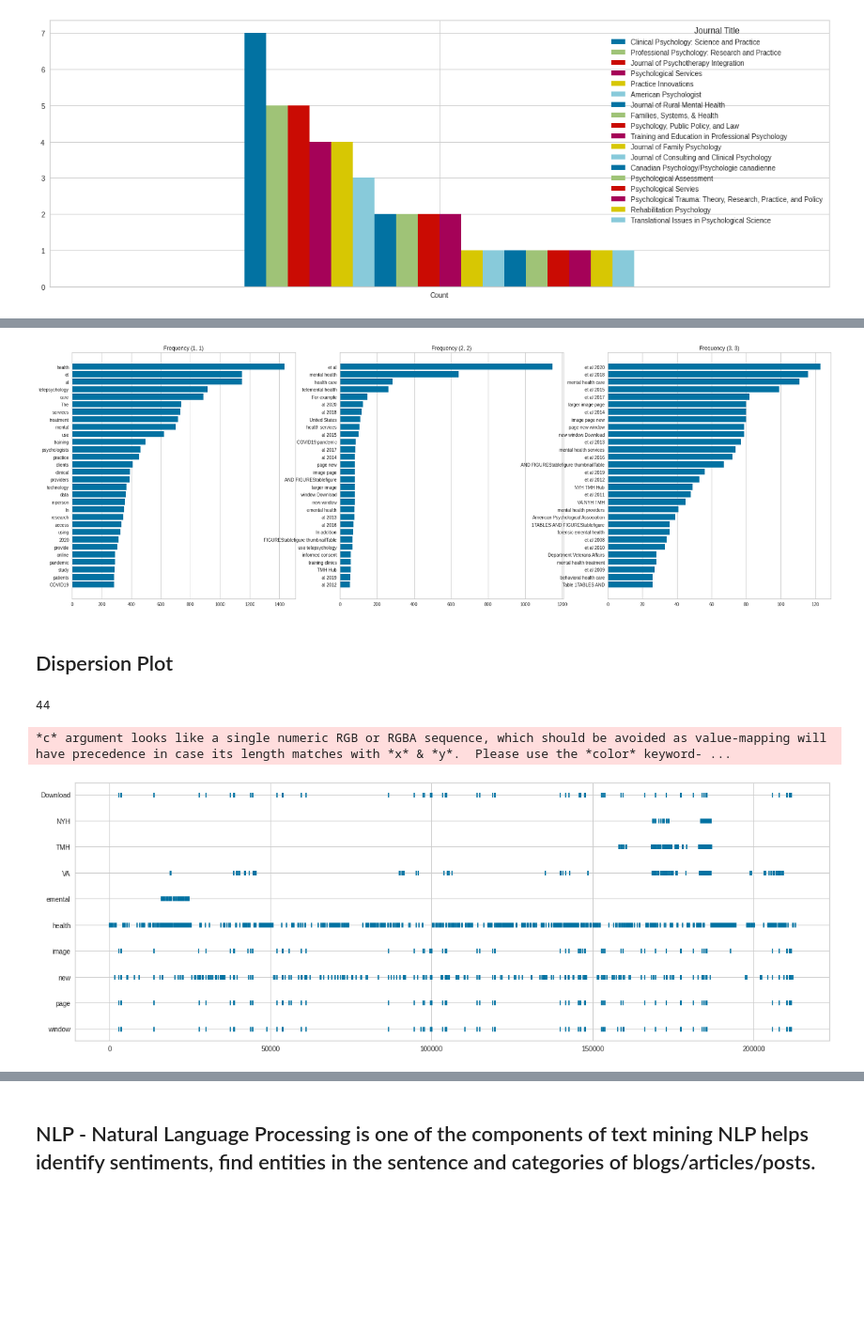
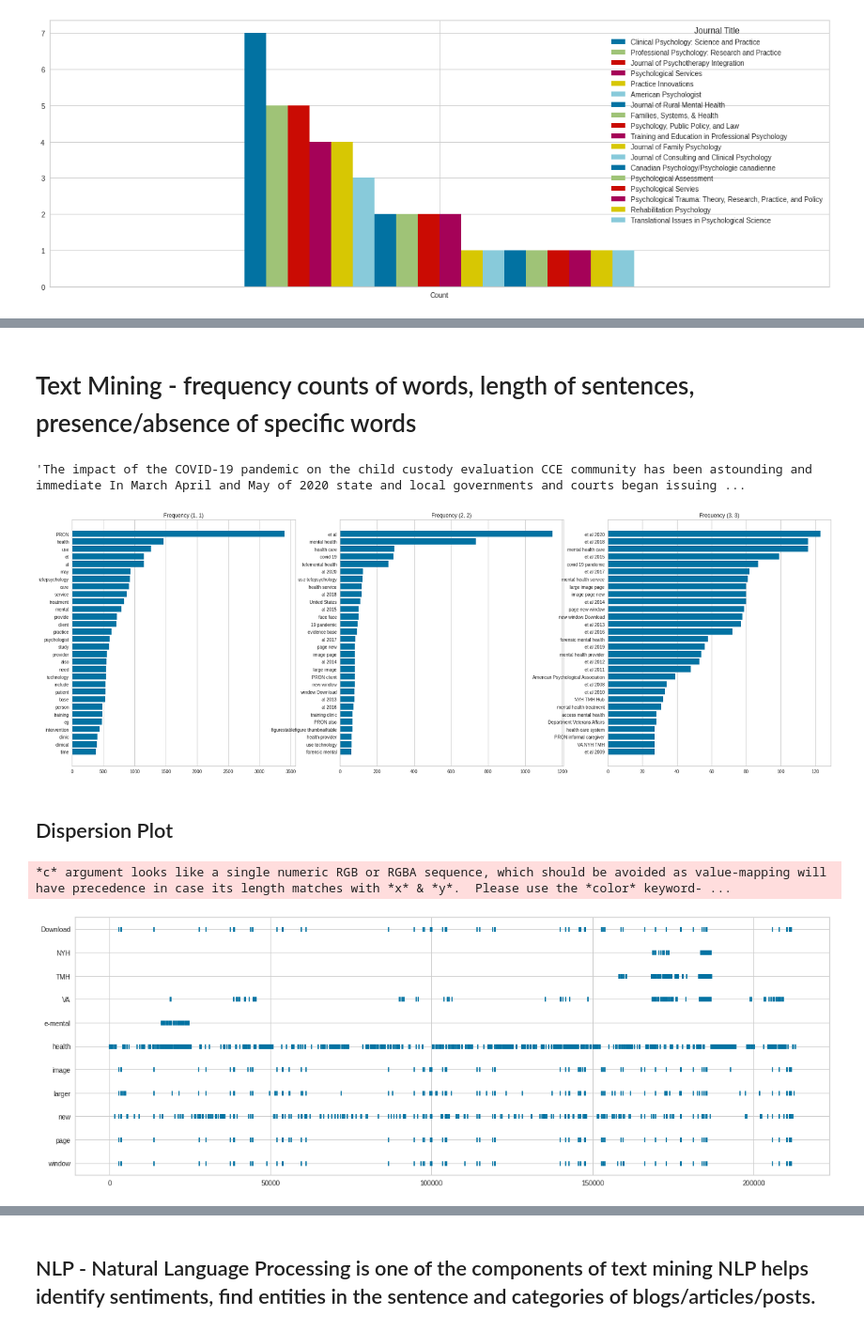
Before and after one commit to VintageGold/Text_Summarization, a Jupyter notebook: Text_Summarization.ipynb, the cells around one changed output, grey strips where cells are left out. Shown: that part at 94% size. Cells and saved outputs as stored; diff of their text form; code cells hidden in the pictures; blank space fills up the shorter version.

Commit message:
Added Lemmatization

```diff
--- a/Text_Summarization.ipynb
+++ b/Text_Summarization.ipynb
@@ -157,0 +152,5 @@ text = [text for text in df_metadata["Clean_Content"]]
+# %%
+df_metadata["Clean_Content"] = df_metadata["Content"].apply(lambda text: clean_text(text,lowercase=False))
+df_metadata["Clean_Content_length"] = df_metadata["Clean_Content"].apply(lambda text: len(text))
+
+df_metadata.head()
@@ -157,0 +165,6 @@ text = [text for text in df_metadata["Clean_Content"]]
+# %%
+import spacy
+corpus = df_metadata["Clean_Content"]
+
+nlp = spacy.load("en_core_web_sm")
+docs = list(nlp.pipe(corpus))
@@ -157,0 +177,6 @@ text = [text for text in df_metadata["Clean_Content"]]
+# %%
+lemmma_corpus = []
+
+for index, doc in enumerate(docs):
+
+        lemmma_corpus.append(" ".join([token.lemma_ for token in doc]))
@@ -157,0 +189,6 @@ text = [text for text in df_metadata["Clean_Content"]]
+# %%
+for index, doc in enumerate(docs):
+    if index < 5:
+        print(f"Document {index}",[(ent.text,ent.label_) for ent in doc.ents][:10])
+    else:
+        break
@@ -158,5 +201,18 @@ text = [text for text in df_metadata["Clean_Content"]]
+# %% [markdown]
+# Text Mining - frequency counts of words, length of sentences, presence/absence of specific words
+# %%
+text[1]
+# %% [output]
+'The impact of the COVID-19 pandemic on the child custody evaluation CCE community has been astounding and immediate In March April and May of 2020 state and local governments and courts began issuing ...
 # %%
-import matplotlib.pyplot as plt
+import nltk
+from nltk.corpus import stopwords
+
+#nltk.download("stopwords")
+
+cust_stopwords = stopwords.words('english')
+
+text = lemmma_corpus
 
 fig, ax = plt.subplots(1,3,figsize=(30,10))
 
@@ -164,31 +220,28 @@ figs = len(ax)
 
 for i in range(figs):
 
-    vectorizer = CountVectorizer(stop_words="english",ngram_range=(i+1,i+1),lowercase=False)
+    vectorizer = CountVectorizer(stop_words=cust_stopwords,ngram_range=(i+1,i+1),lowercase=False)
     docs = vectorizer.fit_transform(text)
     features = vectorizer.get_feature_names()
     visualizer = FreqDistVisualizer(features=features, orient="H",n=30,ax=ax[i])
     ax[i].set_title(f"Frequency {vectorizer.ngram_range}")
     _ = visualizer.fit(docs)
 # %% [output]
-[figure, old version]
+[figure, new version]
 # %% [markdown]
 ## Dispersion Plot
-# %%
-dispersion_text = [doc.split() for doc in df_metadata["Clean_Content"]]
-len(dispersion_text)
-# %% [output]
-44
 # %%
+dispersion_text = [doc.split() for doc in df_metadata["Clean_Content"]]
+
 # Choose words whose occurence in the text will be plotted
 not_found = ["1TABLESANDFIGUREstatefigure","AND FIGUREStatefigure"]
-other_words = [token.split() for token in ["TMH","NYH TMH","VA","image page new","new window Download","page new window","emental health",]]
+other_words = [token.split() for token in ["TMH","NYH TMH","VA","image page new","new window Download","page new window","e-mental health","larger image page"]]
 other_words_flattened = np.unique(np.concatenate(other_words).ravel().tolist())
 target_words = other_words_flattened
 
 # Create the visualizer and draw the plot
 visualizer = DispersionPlot(target_words,ignore_case=False)
 _ = visualizer.fit(dispersion_text)
 # %% [output]
 *c* argument looks like a single numeric RGB or RGBA sequence, which should be avoided as value-mapping will have precedence in case its length matches with *x* & *y*.  Please use the *color* keyword- ...
-[figure, old version]
+[figure, new version]
```
Also changed, not shown: parts of 19 cells of this notebook.
